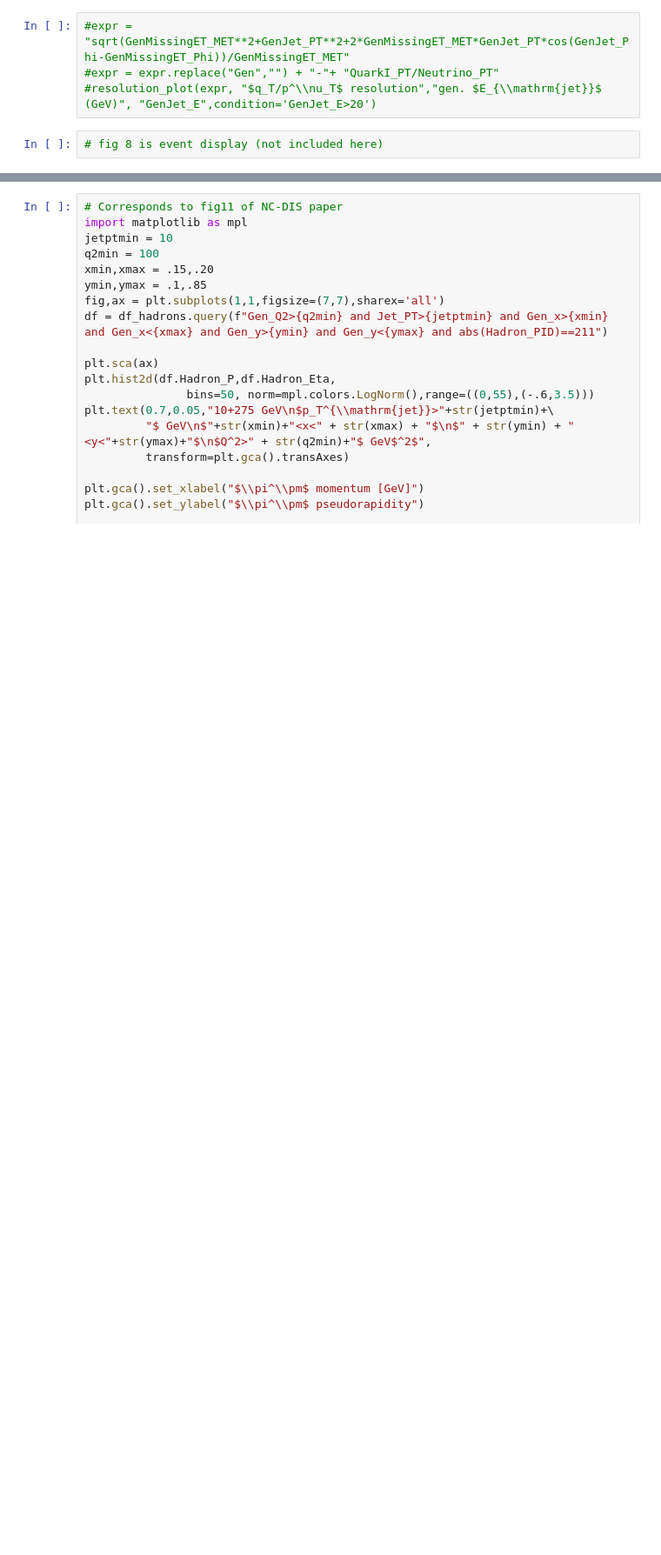
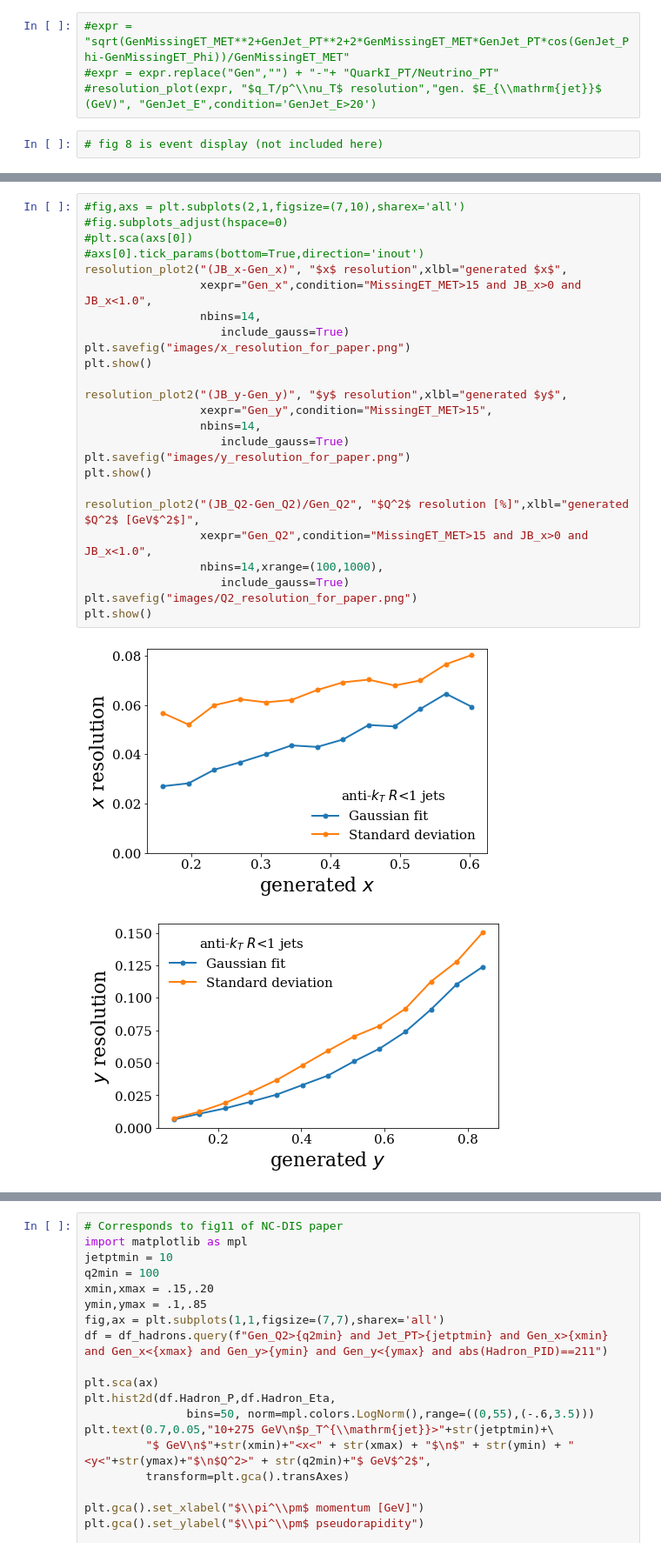
Before and after one commit to sebouh137/eic-jets, a Jupyter notebook: python/CC_DIS_Plots_For_Paper.ipynb, the cells around one changed output, grey strips where cells are left out. Shown at 87% size. Saved outputs shown, nothing was run; the diff lists cells and outputs as text; blank space fills up the shorter version.

```diff
--- a/python/CC_DIS_Plots_For_Paper.ipynb
+++ b/python/CC_DIS_Plots_For_Paper.ipynb
@@ -721,0 +726,28 @@ plt.show()
+# %%
+#fig,axs = plt.subplots(2,1,figsize=(7,10),sharex='all')
+#fig.subplots_adjust(hspace=0)
+#plt.sca(axs[0])
+#axs[0].tick_params(bottom=True,direction='inout')
+resolution_plot2("(JB_x-Gen_x)", "$x$ resolution",xlbl="generated $x$",
+                 xexpr="Gen_x",condition="MissingET_MET>15 and JB_x>0 and JB_x<1.0",
+                 nbins=14,
+                    include_gauss=True)
+plt.savefig("images/x_resolution_for_paper.png")
+plt.show()
+
+resolution_plot2("(JB_y-Gen_y)", "$y$ resolution",xlbl="generated $y$",
+                 xexpr="Gen_y",condition="MissingET_MET>15",
+                 nbins=14,
+                    include_gauss=True)
+plt.savefig("images/y_resolution_for_paper.png")
+plt.show()
+
+resolution_plot2("(JB_Q2-Gen_Q2)/Gen_Q2", "$Q^2$ resolution [%]",xlbl="generated $Q^2$ [GeV$^2$]",
+                 xexpr="Gen_Q2",condition="MissingET_MET>15 and JB_x>0 and JB_x<1.0",
+                 nbins=14,xrange=(100,1000),
+                    include_gauss=True)
+plt.savefig("images/Q2_resolution_for_paper.png")
+plt.show()
+# %% [output]
+[figure, added]
+[figure, added]
```
Also changed, not shown: parts of 10 cells of this notebook.
